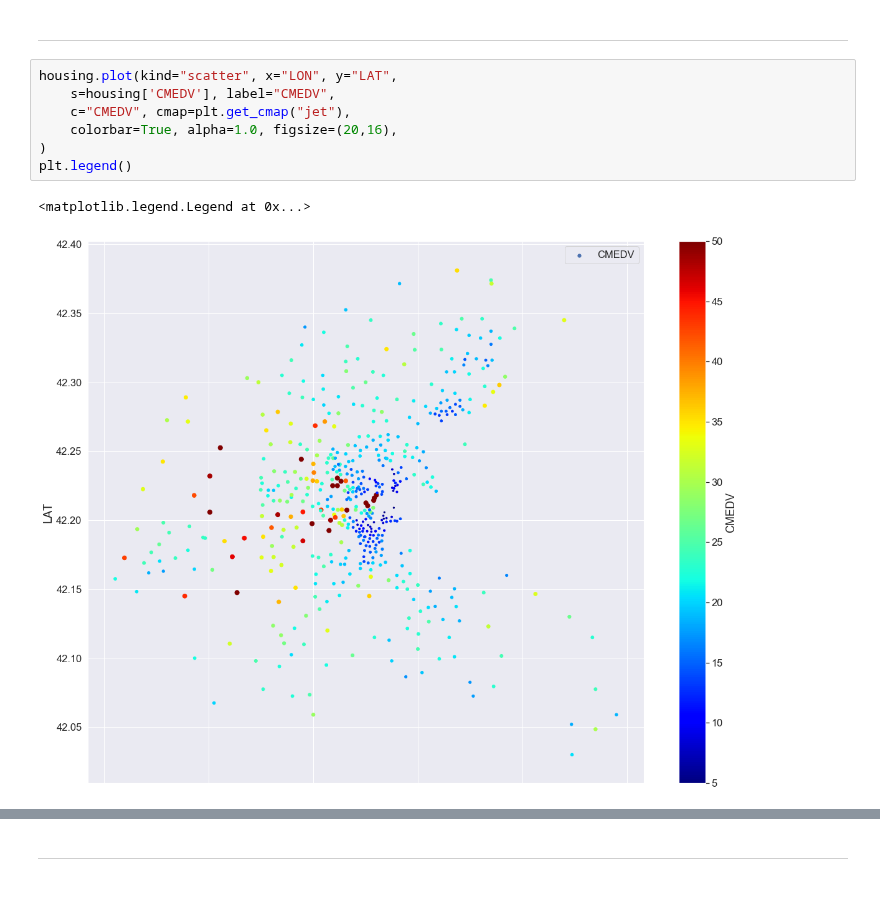
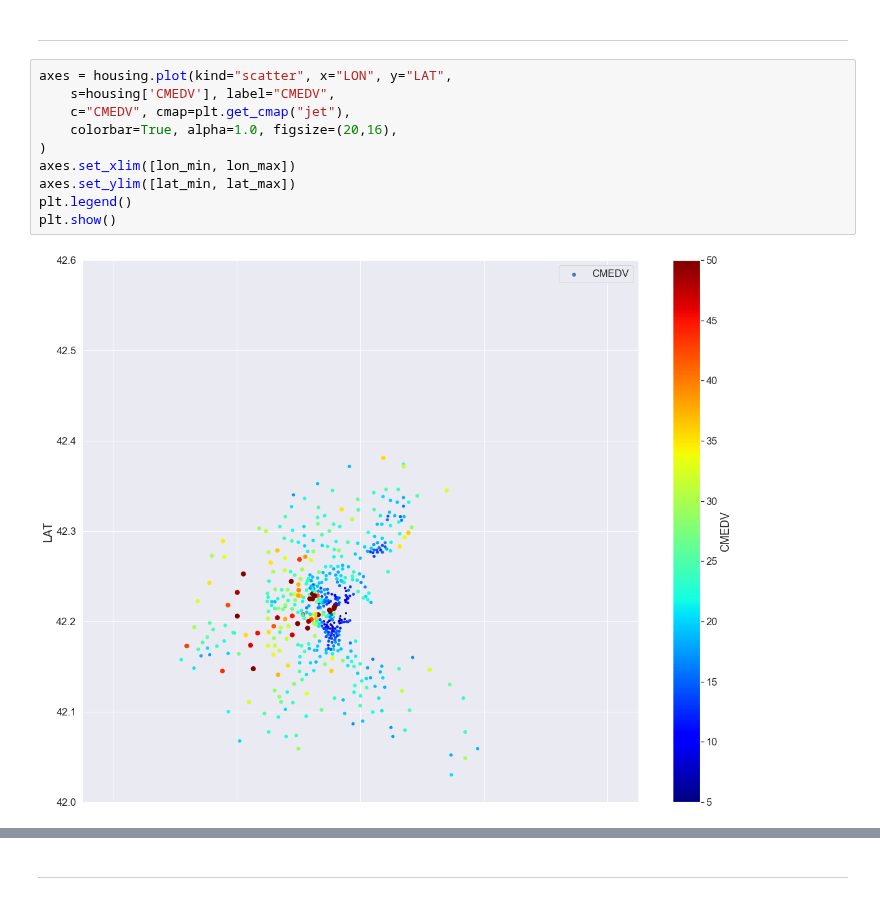
Before and after one commit to yoonkt200/python-data-analysis, a Jupyter notebook: chapter2/01-housing-prediction.ipynb, the cells around one changed output, grey strips where cells are left out. Drawn from its saved outputs; the diff is of its cells as text.

Commit message:
housing viz now

```diff
--- a/chapter2/01-housing-prediction.ipynb
+++ b/chapter2/01-housing-prediction.ipynb
@@ -404,12 +401,14 @@ housing.head(5)
 # %% [markdown]
 -----
 # %%
-housing.plot(kind="scatter", x="LON", y="LAT",
+axes = housing.plot(kind="scatter", x="LON", y="LAT",
     s=housing['CMEDV'], label="CMEDV",
     c="CMEDV", cmap=plt.get_cmap("jet"),
     colorbar=True, alpha=1.0, figsize=(20,16),
 )
+axes.set_xlim([lon_min, lon_max])
+axes.set_ylim([lat_min, lat_max])
 plt.legend()
+plt.show()
 # %% [output]
-<matplotlib.legend.Legend at 0x...>
-[figure, old version]
+[figure, new version]
```
Also changed, not shown: parts of 17 cells of this notebook, 1 other file.
